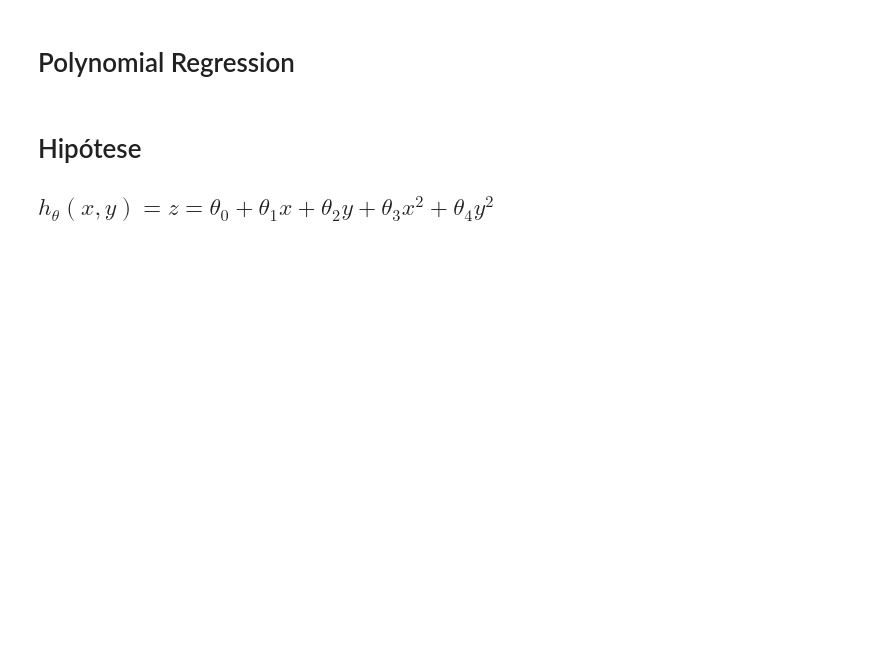
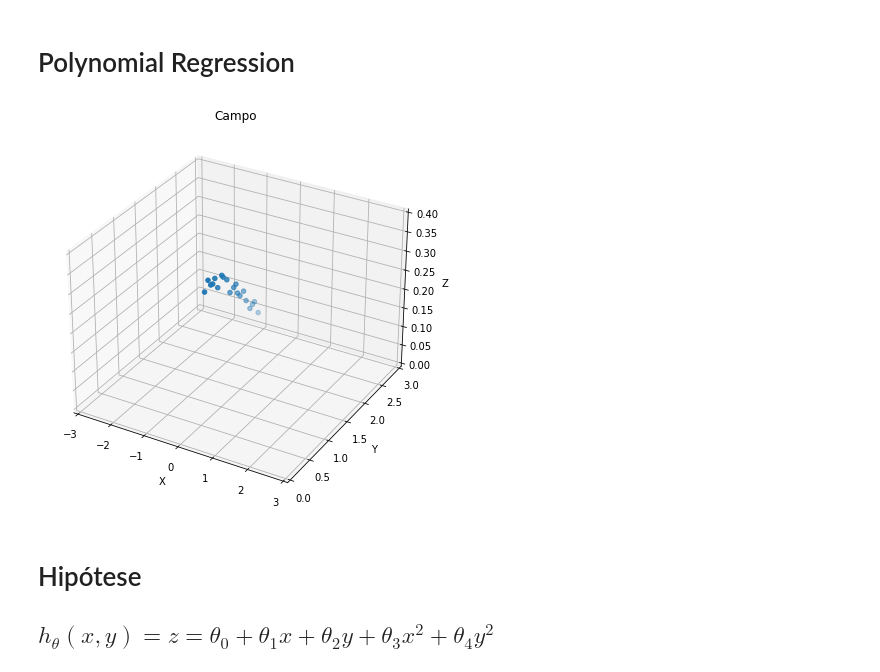
Before and after one commit to heigon77/MC886-MachineLearning-HG, a Jupyter notebook: Projeto 2/P2.ipynb, the cells around one changed output. Drawn from its saved outputs; the diff is of its cells as text; code cells hidden in the pictures; blank space fills up the shorter version.

```diff
--- a/Projeto 2/P2.ipynb
+++ b/Projeto 2/P2.ipynb
@@ -180,6 +180,30 @@ plt.show()
 [figure]
 # %% [markdown]
 # Polynomial Regression
+# %%
+with open('kick2.dat') as f:
+    lines = f.readlines()
+    xyz = np.array([[float(line.split()[0]),float(line.split()[1]),float(line.split()[2])] for line in lines])
+
+
+    X = xyz[:,0]
+    Y = xyz[:,1]
+    Z = xyz[:,2]
+# %%
+fig = plt.figure(figsize = (10, 7))
+ax = plt.axes(projection ="3d")
+
+ax.scatter3D(X, Y, Z)
+ax.set_xlim(-3, 3)
+ax.set_ylim(0, 3)
+ax.set_zlim(0, 0.4)
+ax.set_xlabel("X")
+ax.set_ylabel("Y")
+ax.set_zlabel("Z")
+plt.title("Campo")
+plt.show()
+# %% [output]
+[figure, added]
 # %% [markdown]
 # Hipótese
 
```
Also changed, not shown: parts of 4 cells of this notebook.
